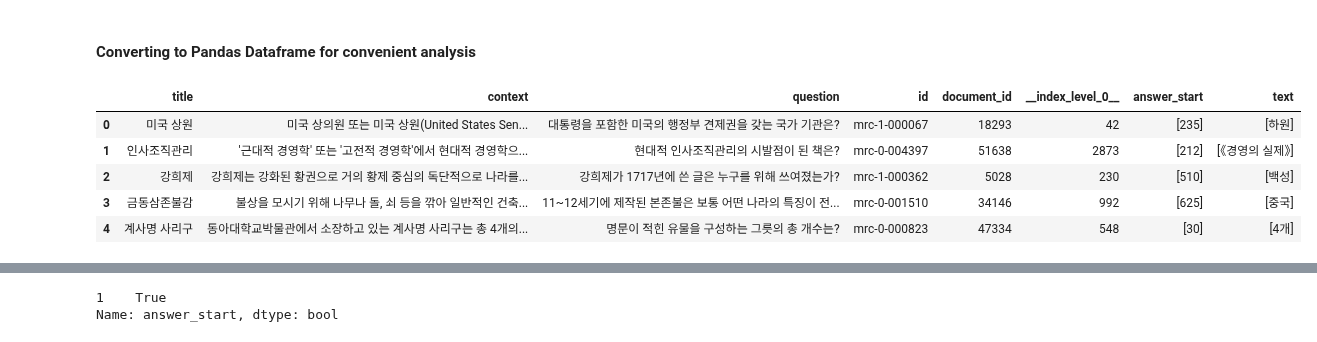
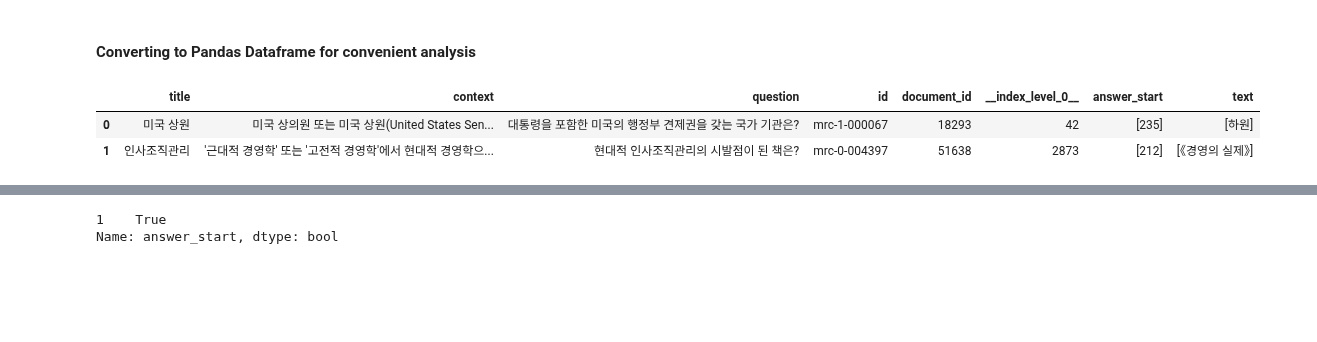
Before and after one commit to boostcampaitech2/mrc-level2-nlp-15, a Jupyter notebook: EDA.ipynb, the cells around one changed output, grey strips where cells are left out. Saved outputs shown, nothing was run; the diff lists cells and outputs as text; code cells hidden in the pictures; blank space fills up the shorter version.

```diff
--- a/EDA.ipynb
+++ b/EDA.ipynb
@@ -80,12 +78,9 @@ test_df = pd.DataFrame.from_records(test_dataset['validation'])
 # %%
 ### Train DF ###
-train_df.head()
+train_df.head(2)
 # %% [output]
 |  | title | context | question | id | document_id | __index_level_0__ | answer_start | text |
 | 0 | 미국 상원 | 미국 상의원 또는 미국 상원(United States Sen... | 대통령을 포함한 미국의 행정부 견제권을 갖는 국가 기관은? | mrc-1-000067 | 18293 | 42 | [235] | [하원] |
 | 1 | 인사조직관리 | '근대적 경영학' 또는 '고전적 경영학'에서 현대적 경영학으... | 현대적 인사조직관리의 시발점이 된 책은? | mrc-0-004397 | 51638 | 2873 | [212] | [《경영의 실제》] |
-| 2 | 강희제 | 강희제는 강화된 황권으로 거의 황제 중심의 독단적으로 나라를... | 강희제가 1717년에 쓴 글은 누구를 위해 쓰여졌는가? | mrc-1-000362 | 5028 | 230 | [510] | [백성] |
-| 3 | 금동삼존불감 | 불상을 모시기 위해 나무나 돌, 쇠 등을 깎아 일반적인 건축... | 11~12세기에 제작된 본존불은 보통 어떤 나라의 특징이 전... | mrc-0-001510 | 34146 | 992 | [625] | [중국] |
-| 4 | 계사명 사리구 | 동아대학교박물관에서 소장하고 있는 계사명 사리구는 총 4개의... | 명문이 적힌 유물을 구성하는 그릇의 총 개수는? | mrc-0-000823 | 47334 | 548 | [30] | [4개] |
 # %%
 ### VAL DF ###
```
Also changed, not shown: parts of 15 cells of this notebook, 1 other file.
